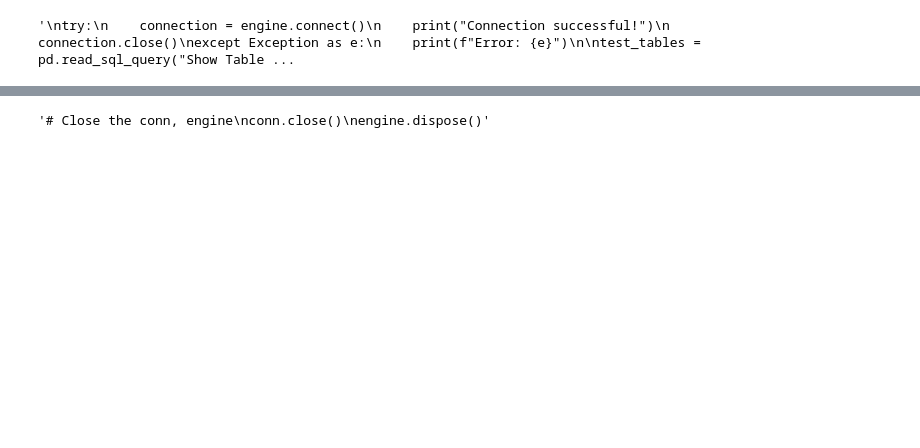
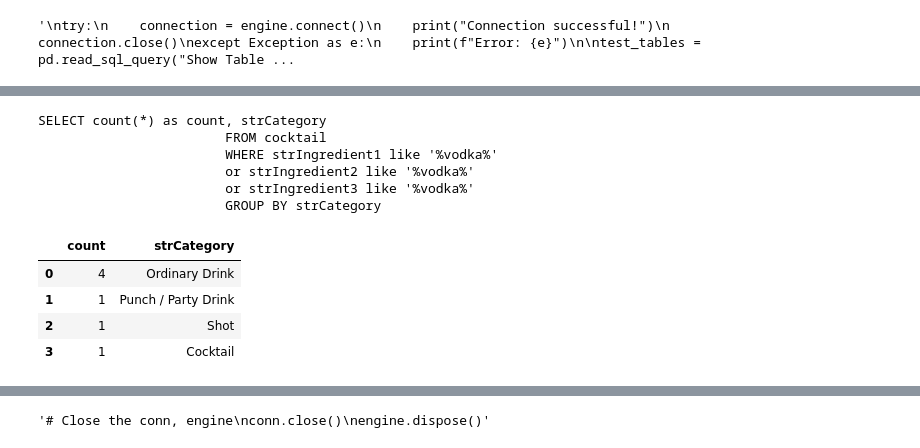
Before and after one commit to mmoran90/ADS507, a Jupyter notebook: alc.ipynb, the cells around one changed output, grey strips where cells are left out. Saved outputs shown, nothing was run; the diff lists cells and outputs as text; code cells hidden in the pictures; blank space fills up the shorter version.

```diff
--- a/alc.ipynb
+++ b/alc.ipynb
@@ -178,0 +172,29 @@ Search count: 8
+# %%
+global_user_input
+# create view from the result in where ingredient in a  and count it in query.. plot it
+plot_query = text(f"""SELECT count(*) as count, strCategory
+                        FROM cocktail
+                        WHERE strIngredient1 like '%{global_user_input}%'
+                        or strIngredient2 like '%{global_user_input}%'
+                        or strIngredient3 like '%{global_user_input}%'
+                        GROUP BY strCategory""")
+print(plot_query)
+with engine.connect() as conn:
+    result = conn.execute(plot_query)
+    rows = result.fetchall()
+
+#Display the result
+df_query = pd.DataFrame(rows, columns=result.keys())
+df_query
+# %% [output]
+SELECT count(*) as count, strCategory
+                        FROM cocktail
+                        WHERE strIngredient1 like '%vodka%'
+                        or strIngredient2 like '%vodka%'
+                        or strIngredient3 like '%vodka%'
+                        GROUP BY strCategory
+|  | count | strCategory |
+| 0 | 4 | Ordinary Drink |
+| 1 | 1 | Punch / Party Drink |
+| 2 | 1 | Shot |
+| 3 | 1 | Cocktail |
```
Also changed, not shown: parts of 9 cells of this notebook, 1 other file.
